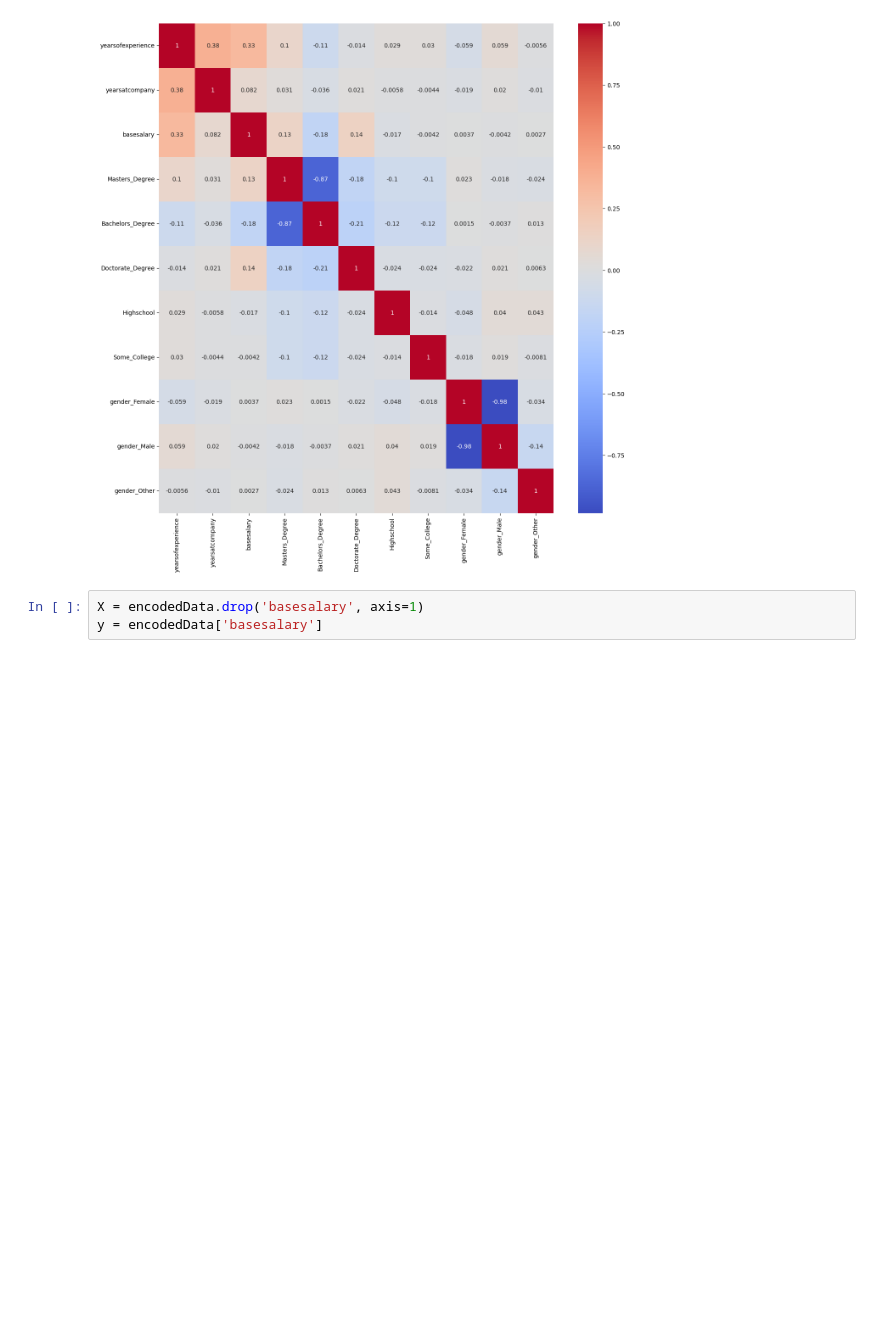
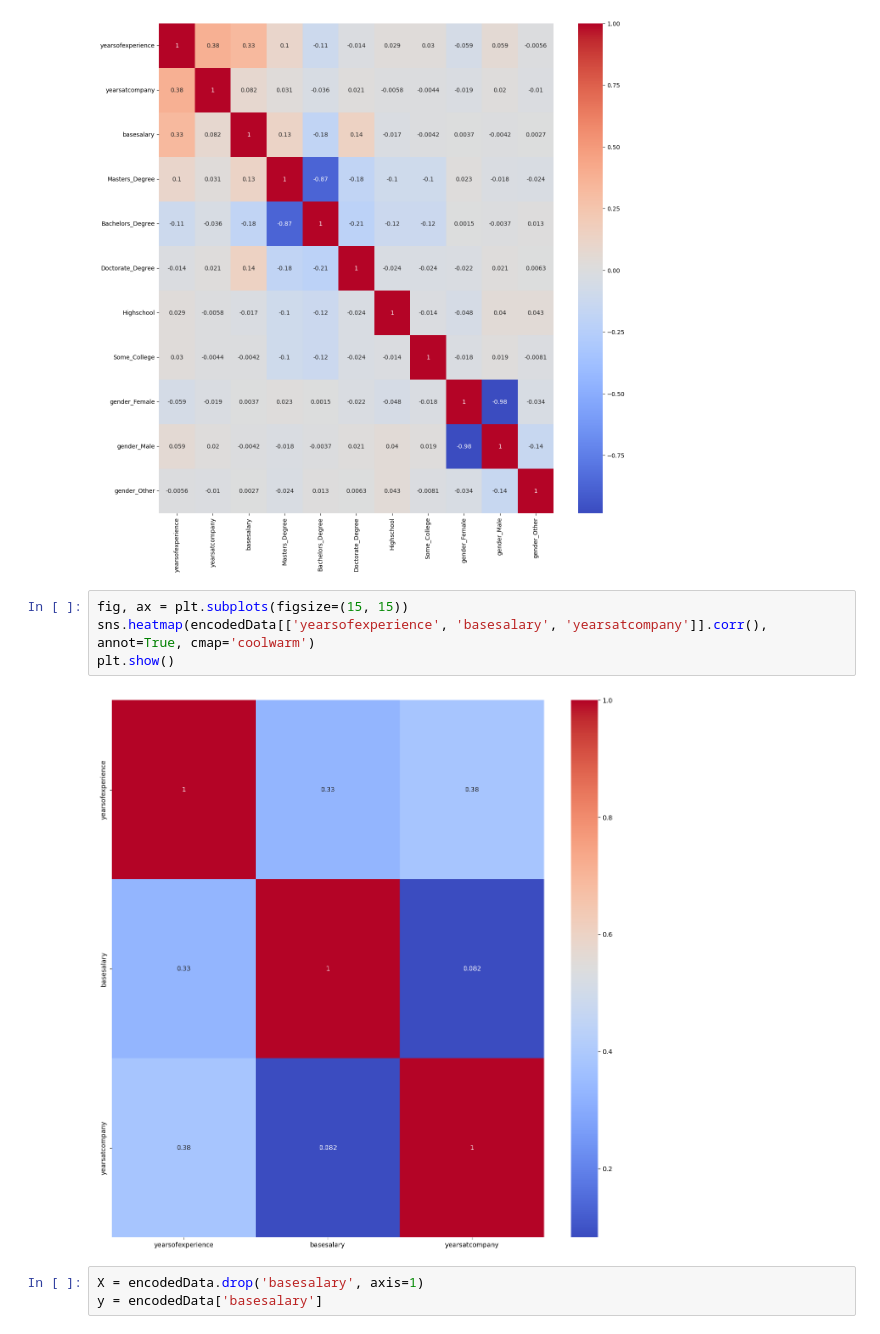
Before and after one commit to drakonic-fury/DTSC-2302-FP, a Jupyter notebook: project.ipynb, the cells around one changed output. Saved outputs shown, nothing was run; the diff lists cells and outputs as text; blank space fills up the shorter version.

```diff
--- a/project.ipynb
+++ b/project.ipynb
@@ -160,6 +173,12 @@ sns.heatmap(correlationMatrix, annot=True, cmap='coolwarm')
 plt.show()
 # %% [output]
 [figure]
+# %%
+fig, ax = plt.subplots(figsize=(15, 15))
+sns.heatmap(encodedData[['yearsofexperience', 'basesalary', 'yearsatcompany']].corr(), annot=True, cmap='coolwarm')
+plt.show()
+# %% [output]
+[figure, added]
 # %%
 X = encodedData.drop('basesalary', axis=1)
 y = encodedData['basesalary']
```
Also changed, not shown: parts of 2 cells of this notebook.
